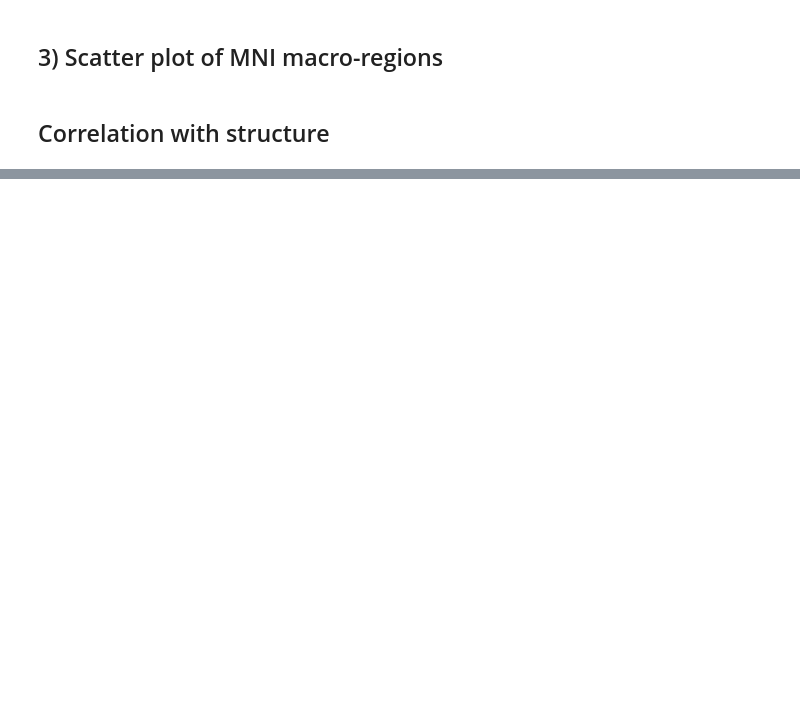
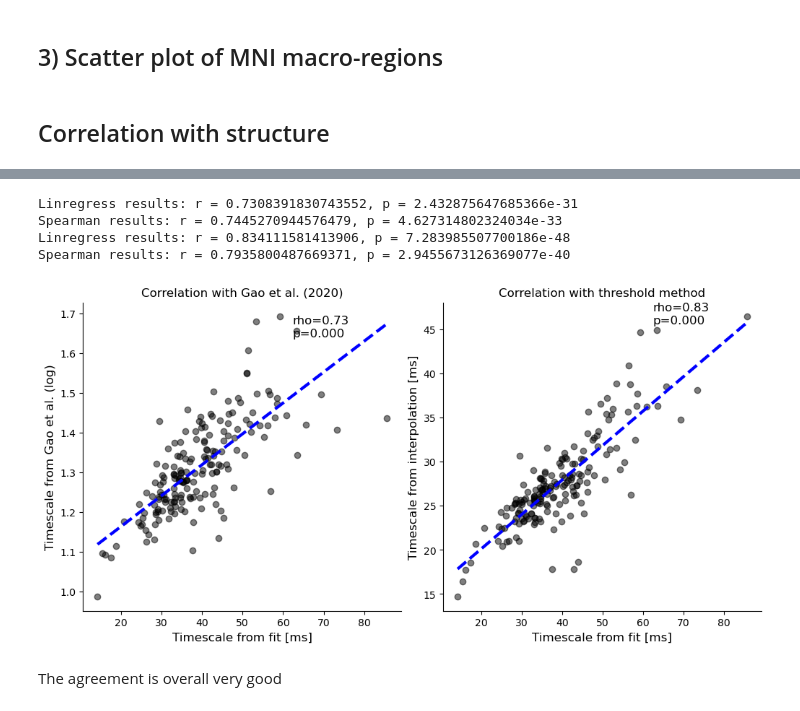
Before and after one commit to cusinatr/MNI-Analysis, a Jupyter notebook: plot_mni_tau.ipynb, the cells around one changed output, grey strips where cells are left out. Saved outputs shown, nothing was run; the diff lists cells and outputs as text; code cells hidden in the pictures; blank space fills up the shorter version.

```diff
--- a/plot_mni_tau.ipynb
+++ b/plot_mni_tau.ipynb
@@ -257,0 +235,31 @@ Correlation between T1T2 and tau in R: rho=0.03056678704075228, p-corr=0.921 (p=
+# %%
+df_tau = {
+    "W": pd.read_csv(res_path.joinpath(f"{data_name}_parc_W.csv"), index_col=0),
+    "N3": pd.read_csv(res_path.joinpath(f"{data_name}_parc_N3.csv"), index_col=0),
+    "R": pd.read_csv(res_path.joinpath(f"{data_name}_parc_R.csv"), index_col=0),
+}
+
+df_tau_thresh ={
+    stage: pd.read_csv(data_path.joinpath("Results", f"tau_parc_{stage}.csv"), index_col=0)
+    for stage in ["W", "N3", "R"]
+}
+df_Gao = pd.read_csv(data_path.joinpath("Gao2020", "df_tau_avg.csv"), index_col=0)
+# %%
+fig, axs = plt.subplots(1, 2, figsize=(10, 5), layout="constrained")
+# First plot, comparison with Gao
+axs[0] = plot_sc_corr(axs[0], df_tau["W"], df_Gao["logtau"], color_line="b", title="Correlation with Gao et al. (2020)")
+axs[0].set_xlabel("Timescale from fit [ms]")
+axs[0].set_ylabel("Timescale from Gao et al. (log)")
+axs[1] = plot_sc_corr(axs[1], df_tau["W"], df_tau_thresh["W"], color_line="b", title="Correlation with threshold method")
+axs[1].set_xlabel("Timescale from fit [ms]")
+axs[1].set_ylabel("Timescale from interpolation [ms]")
+
+plt.show()
+# %% [output]
+Linregress results: r = 0.7308391830743552, p = 2.432875647685366e-31
+Spearman results: r = 0.7445270944576479, p = 4.627314802324034e-33
+Linregress results: r = 0.834111581413906, p = 7.283985507700186e-48
+Spearman results: r = 0.7935800487669371, p = 2.9455673126369077e-40
+[figure, added]
+# %% [markdown]
+The agreement is overall very good
```
Also changed, not shown: parts of 12 cells of this notebook.
